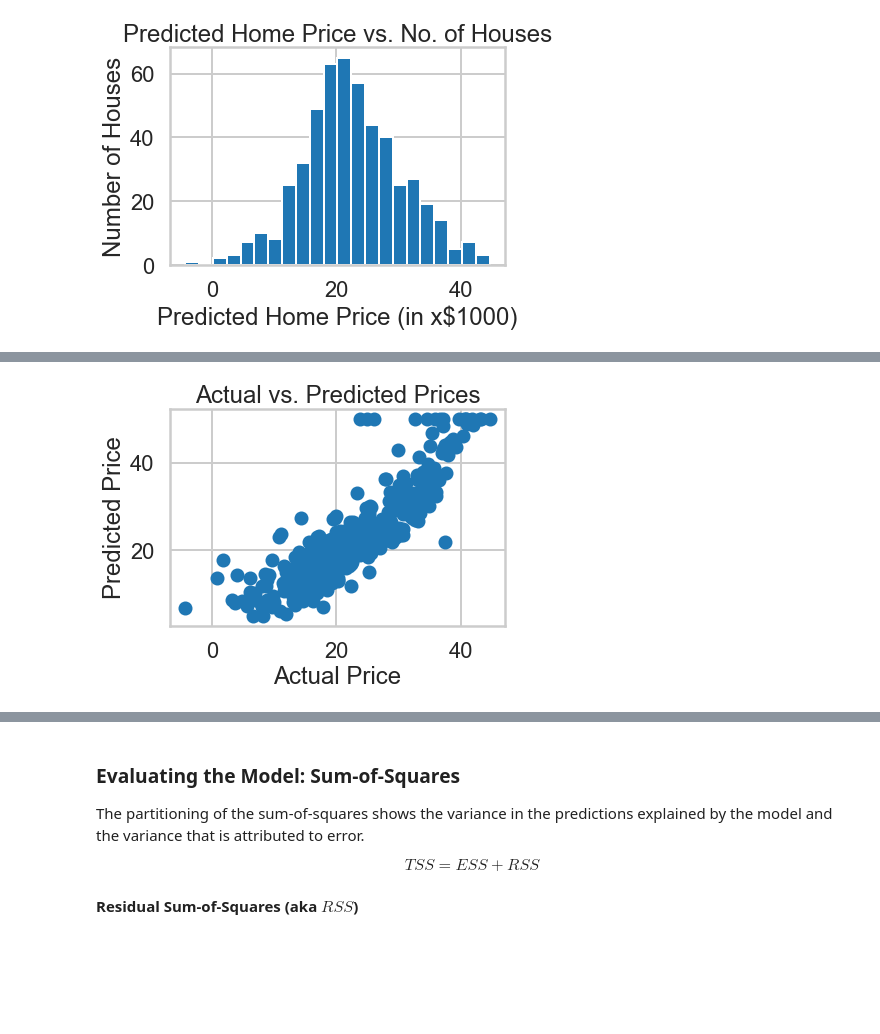
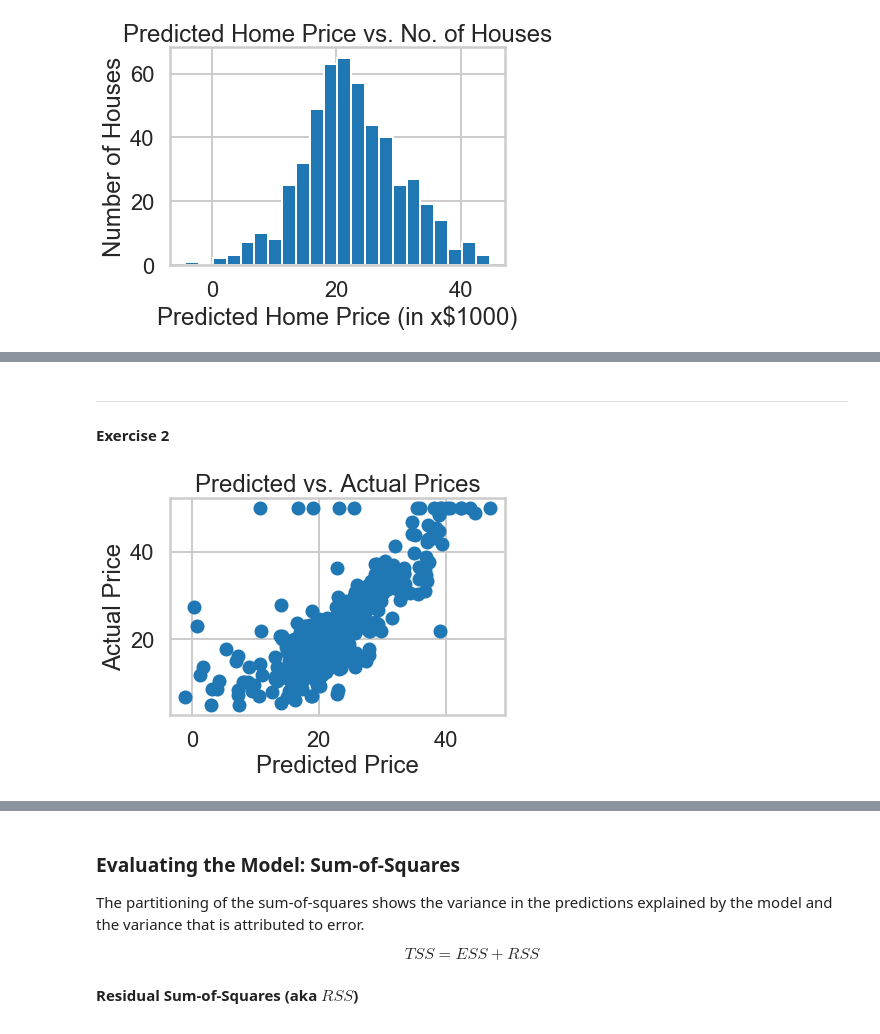
Before and after one commit to aldenmchico/Springboard, a Jupyter notebook: Linear-Regression-Exercise/Mini_Project_Linear_Regression.ipynb, the cells around one changed output, grey strips where cells are left out. Saved outputs shown, nothing was run; the diff lists cells and outputs as text; code cells hidden in the pictures; blank space fills up the shorter version.

Commit message:
190812 - Linear Regression Exercise
First commit of Linear Regression Exercise

```diff
--- a/Linear-Regression-Exercise/Mini_Project_Linear_Regression.ipynb
+++ b/Linear-Regression-Exercise/Mini_Project_Linear_Regression.ipynb
@@ -640,8 +695,12 @@ DescribeResult(nobs=506, minmax=(-4.281310709184851, 44.67308338731341), mean=22
+# %% [markdown]
+---
+# %% [markdown]
+<b>Exercise 2</b>
 # %%
 _ = plt.scatter(y_pred, bos['PRICE'])
-_ = plt.xlabel('Actual Price')
-_ = plt.ylabel('Predicted Price')
-_ = plt.title('Actual vs. Predicted Prices')
+_ = plt.xlabel('Predicted Price')
+_ = plt.ylabel('Actual Price')
+_ = plt.title('Predicted vs. Actual Prices')
 plt.show()
 # %% [output]
-[figure, old version]
+[figure, new version]
```
Also changed, not shown: parts of 21 cells of this notebook.
